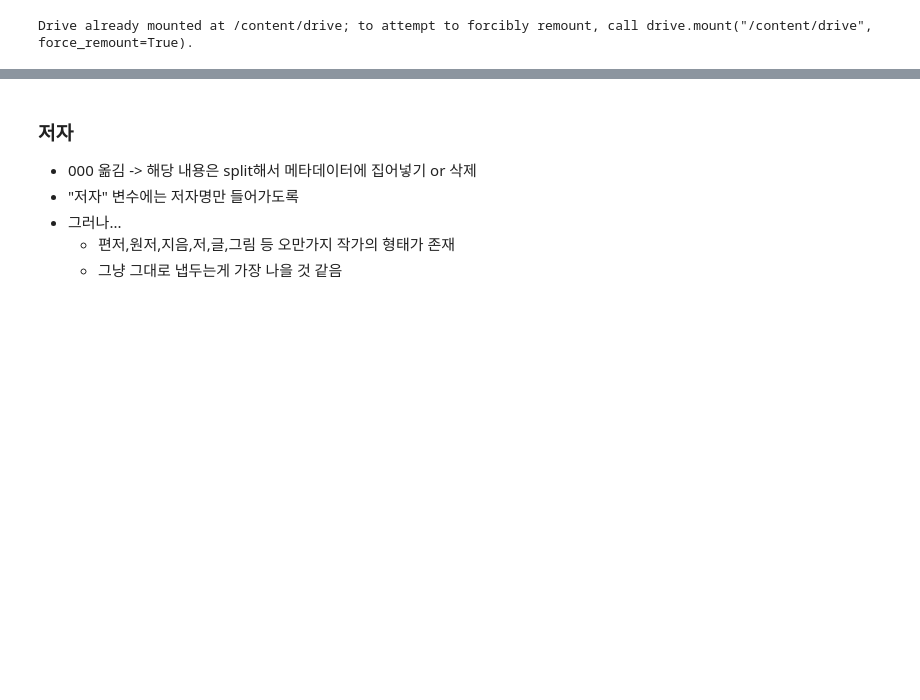
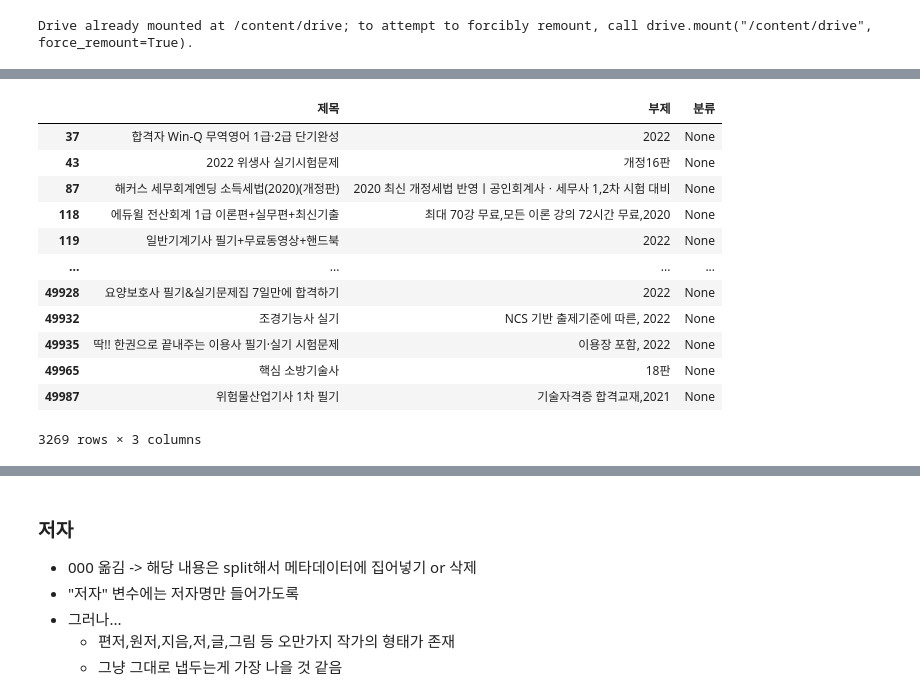
Before and after one commit to YangJiWoong96/Kill_the_RAG, a Jupyter notebook: Project/Aiffel_final_project/Preprocessing/Real_Book_Data_Preprocess.ipynb, the cells around one changed output, grey strips where cells are left out. Cells and saved outputs as stored; diff of their text form; code cells hidden in the pictures; blank space fills up the shorter version.

```diff
--- a/Project/Aiffel_final_project/Preprocessing/Real_Book_Data_Preprocess.ipynb
+++ b/Project/Aiffel_final_project/Preprocessing/Real_Book_Data_Preprocess.ipynb
@@ -20,0 +112,16 @@ data = pd.DataFrame(data)
+# %%
+data_original[['제목','부제','분류']][~data_original['분류'].str.contains('국내도서', na=False)]
+# %% [output]
+|  | 제목 | 부제 | 분류 |
+| 37 | 합격자 Win-Q 무역영어 1급·2급 단기완성 | 2022 | None |
+| 43 | 2022 위생사 실기시험문제 | 개정16판 | None |
+| 87 | 해커스 세무회계엔딩 소득세법(2020)(개정판) | 2020 최신 개정세법 반영ㅣ공인회계사ㆍ세무사 1,2차 시험 대비 | None |
+| 118 | 에듀윌 전산회계 1급 이론편+실무편+최신기출 | 최대 70강 무료,모든 이론 강의 72시간 무료,2020 | None |
+| 119 | 일반기계기사 필기+무료동영상+핸드북 | 2022 | None |
+| ... | ... | ... | ... |
+| 49928 | 요양보호사 필기&실기문제집 7일만에 합격하기 | 2022 | None |
+| 49932 | 조경기능사 실기 | NCS 기반 출제기준에 따른, 2022 | None |
+| 49935 | 딱!! 한권으로 끝내주는 이용사 필기·실기 시험문제 | 이용장 포함, 2022 | None |
+| 49965 | 핵심 소방기술사 | 18판 | None |
+| 49987 | 위험물산업기사 1차 필기 | 기술자격증 합격교재,2021 | None |
+3269 rows × 3 columns
```
Also changed, not shown: parts of 24 cells of this notebook, 1 other file.
